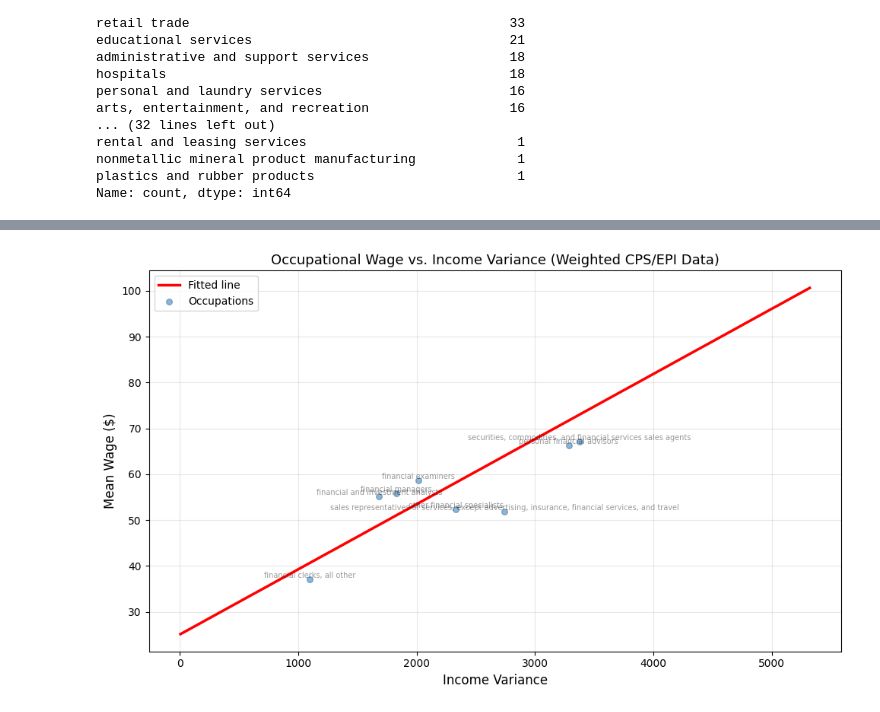
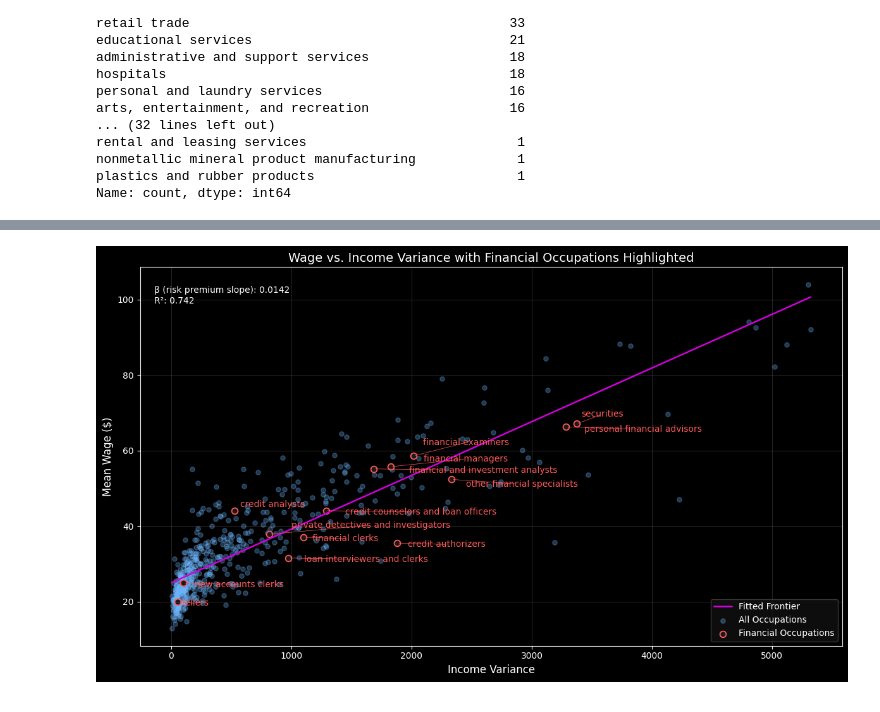
Before and after one commit to aryasalian/MyProjects, a Jupyter notebook: ECON522 Policy Analysis Paper/ECON_522_Analysis.ipynb, the cells around one changed output, grey strips where cells are left out. Drawn from its saved outputs; the diff is of its cells as text; code cells hidden in the pictures.

```diff
--- a/ECON522 Policy Analysis Paper/ECON_522_Analysis.ipynb
+++ b/ECON522 Policy Analysis Paper/ECON_522_Analysis.ipynb
@@ -137,29 +138,76 @@ Notes:
 [2] The condition number is large, 1.36e+03. This might indicate that there are
 strong multicollinearity or other numerical problems.
 # %%
+plt.style.use("dark_background")
+
+# Colors
+highlight_edge = "#FE5A5A"
+highlight_face = '#1A1A1A'
+muted_color    = "#6EB7FF"
+line_color     = "#D100DC"
+
+# Fit stats
+beta = model.params['var_wage']
+r2 = model.rsquared
+
 # Slice data
-sliced_data = grouped_data[grouped_data["occ18"].str.contains("financial")]
+financial_mask = grouped_data["industry"]=="finance"
+fin_data = grouped_data[financial_mask]
+nonfin_data = grouped_data[~financial_mask]
 
-# 3. Plot scatter and fitted regression line
-plt.figure(figsize=(10, 6))
-plt.plot(x_sorted, y_fitted(x_sorted), color='red', lw=2.5, label='Fitted line')
-plt.scatter(sliced_data['var_wage'], sliced_data['mean_wage'], alpha=0.6, s=30, color='steelblue', label='Occupations')
+# Plot
+plt.figure(figsize=(12, 7))
 
-# Data labels (first word of occupation)
-for _, row in sliced_data.iterrows():
-    plt.text(row['var_wage'], row['mean_wage'], row['occ18'],
-             fontsize=7, ha='center', va='bottom', alpha=0.4)
+# Regression line
+plt.plot(x_sorted, y_fitted(x_sorted), color=line_color, lw=1.8, label='Fitted Frontier')
 
-# Axis labels & title
-plt.xlabel('Income Variance', fontsize=12)
-plt.ylabel('Mean Wage ($)', fontsize=12)
-plt.title('Occupational Wage vs. Income Variance (Weighted CPS/EPI Data)', fontsize=13)
-plt.legend()
-plt.grid(alpha=0.3)
+# Non-financial occupations
+plt.scatter(nonfin_data['var_wage'], nonfin_data['mean_wage'],
+            alpha=0.3, s=28, color=muted_color, label='All Occupations')
+
+# Highlighted financial occupations
+plt.scatter(fin_data['var_wage'], fin_data['mean_wage'],
+            s=50, edgecolor=highlight_edge, facecolor=highlight_face,
+            linewidth=1.3, label='Financial Occupations')
+
+
+# Clean labels with offset + truncation
+texts = []
+for _, row in fin_data.iterrows():
+    short_label = row["occ18"].split(",")[0]
+    t = plt.text(row['var_wage'], row['mean_wage'], short_label,
+                 fontsize=10, color=highlight_edge)
+    texts.append(t)
+
+
+# --- ADJUST TEXT ---
+adjust_text(
+    texts,
+    expand_points=(1.0, 5.0),         # stronger repulsion
+    expand_text=(1.3, 1.3),
+    only_move={'points':'y', 'text':'y'},   # allow y movement only
+    arrowprops=dict(arrowstyle="-", color=highlight_edge, lw=0.5)
+)
+
+# Annotate model stats
+plt.text(0.02, 0.95,
+         f"β (risk premium slope): {beta:.4f}\nR²: {r2:.3f}",
+         transform=plt.gca().transAxes,
+         fontsize=10,
+         color='#FFFFFF',
+         verticalalignment='top')
+
+# Axis & title
+plt.xlabel("Income Variance", fontsize=12)
+plt.ylabel("Mean Wage ($)", fontsize=12)
+plt.title("Wage vs. Income Variance with Financial Occupations Highlighted", fontsize=14)
+
+plt.legend(facecolor="#111111", edgecolor="#444444")
+plt.grid(alpha=0.15)
 plt.tight_layout()
 plt.show()
 # %% [output]
-[figure, old version]
+[figure, new version]
 # %%
 grouped_data["residuals"] = grouped_data["mean_wage"] - y_fitted(grouped_data["var_wage"])
 
```
Also changed, not shown: parts of 4 cells of this notebook, 3 other files.
